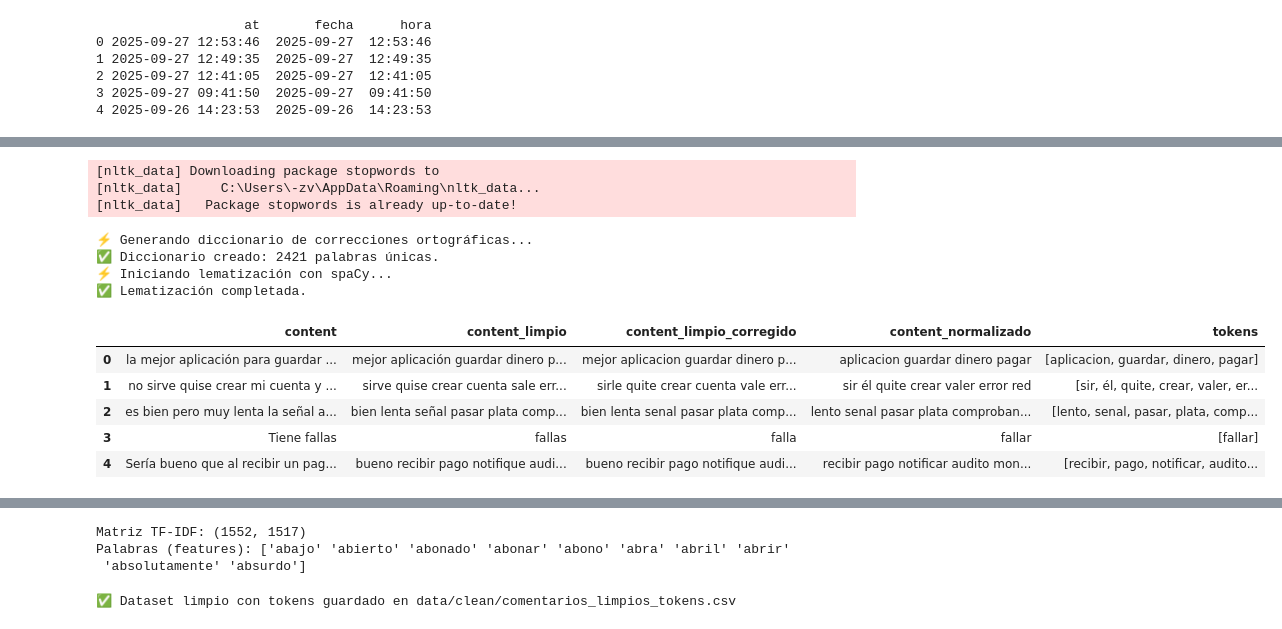
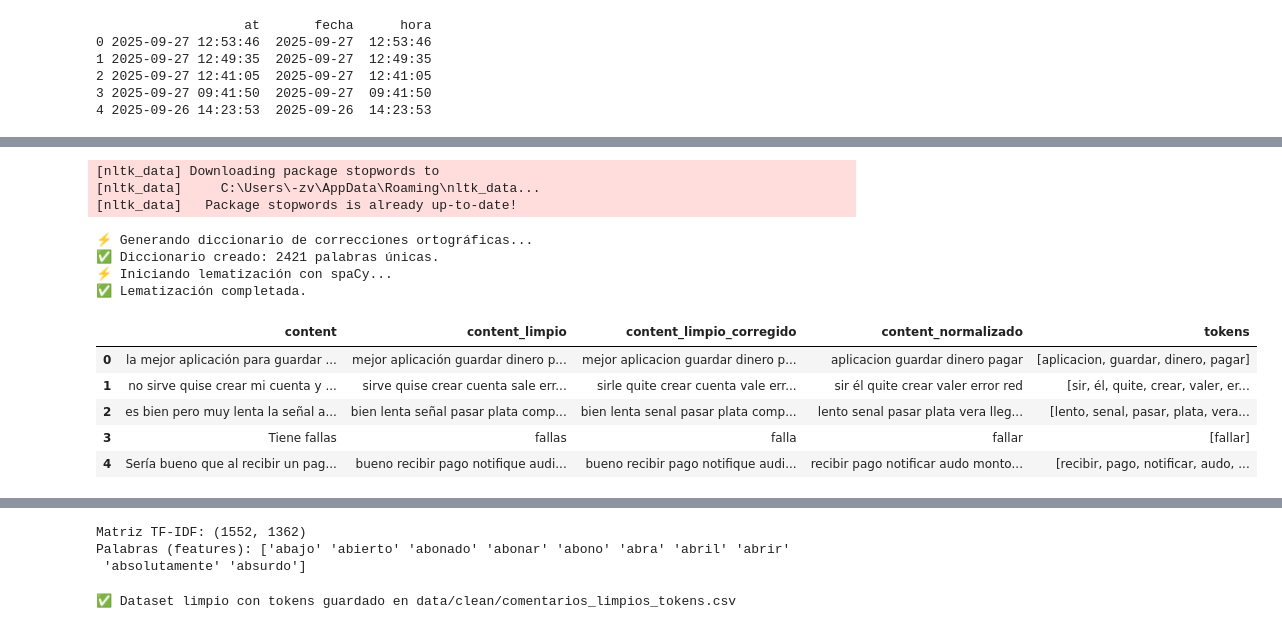
Before and after one commit to umsa-midas2-modulo7/proyecto-playstore, a Jupyter notebook: notebooks/02_limpieza_playstore_noe.ipynb, the cells around one changed output, grey strips where cells are left out. Drawn from its saved outputs; the diff is of its cells as text; code cells hidden in the pictures.

```diff
--- a/notebooks/02_limpieza_playstore_noe.ipynb
+++ b/notebooks/02_limpieza_playstore_noe.ipynb
@@ -137,3 +137,18 @@ memory usage: 169.9+ KB
 None
 # %%
 df["score"] = df["score"].astype(int)
+# %%
+# Definir el mapeo de puntuaciones a categorías
+categoria_map = {
+    1: "Muy bajo",
+    2: "Bajo",
+    3: "Medio",
+    4: "Alto",
+    5: "Muy alto"
+}
+
+# Crear nueva columna 'categoria'
+df["categoria"] = df["score"].map(categoria_map)
+
+# Revisar resultado
+print(df[["score", "categoria"]].head())
@@ -289,36 +311,80 @@ df["content_limpio_corregido"] = quitar_acentos_vector(df["content_limpio_correg
 # ──────────────────────────────
 # 7️⃣ LEMATIZACIÓN EN BATCH CON SPACY (RÁPIDA)
 print("⚡ Iniciando lematización con spaCy...")
 def lematizar_sin_stemmer(textos):
     return [
         " ".join([token.lemma_ for token in doc if len(token.lemma_) > 2 and not token.is_stop])
         for doc in nlp.pipe(textos, batch_size=100, n_process=1)
     ]
 
 df["content_normalizado"] = lematizar_sin_stemmer(df["content_limpio_corregido"].tolist())
 print("✅ Lematización completada.")
 
 # ──────────────────────────────
+# Whitelist: palabras que NO se deben eliminar
+whitelist = {"bueno", "malo", "bien", "mas", "más", "menos", "mejor", "mas o menos"}
+
+# Detectar tripletes automáticamente
+re_three_vowels = re.compile(r"[aeiouáéíóúü]{3,}", flags=re.IGNORECASE)
+re_three_consonants = re.compile(r"[^aeiouáéíóúü\s\d]{3,}", flags=re.IGNORECASE)
+
+def tiene_tripletes(palabra: str) -> bool:
+    if not palabra or len(palabra) < 3:
+        return False
+    return bool(re_three_vowels.search(palabra)) or bool(re_three_consonants.search(palabra))
+
+# Revertir diminutivos
+_dimin_suffixes = ["ecito", "ecita", "cito", "cita", "ito", "ita", "illo", "illa", "ico", "ica", "uco", "uca"]
+
+def revertir_diminutivo(palabra):
+    for suf in _dimin_suffixes:
+        if palabra.endswith(suf) and len(palabra) > len(suf) + 1:
+            raiz = palabra[:-len(suf)]
+            vocal = "o" if suf.endswith("o") else "a"
+            candidato = raiz + vocal
+            return candidato if len(candidato) >= 2 else raiz
+    return palabra
+
+# Aplicar filtros finales
+def filtrar_y_revertir(texto):
+    tokens = texto.split()
+    resultado = []
+    for t in tokens:
+        if t in whitelist:
+            resultado.append(t)
+            continue
+        t = revertir_diminutivo(t)
+        if tiene_tripletes(t):
+            continue
+        resultado.append(t)
+    return " ".join(resultado)
+
+# Aplicar al final del pipeline antes de tokenizar
+df["content_normalizado"] = df["content_normalizado"].map(filtrar_y_revertir)
+
+
+
+# ──────────────────────────────
 # 8️⃣ TOKENIZACIÓN RÁPIDA
 df["tokens"] = df["content_normalizado"].str.split()
 
 # ──────────────────────────────
 # ✅ RESULTADO FINAL
 df[["content", "content_limpio", "content_limpio_corregido", "content_normalizado", "tokens"]].head()
 # %% [output]
 [nltk_data] Downloading package stopwords to
 [nltk_data]     C:\Users\-zv\AppData\Roaming\nltk_data...
 [nltk_data]   Package stopwords is already up-to-date!
 ⚡ Generando diccionario de correcciones ortográficas...
 ✅ Diccionario creado: 2421 palabras únicas.
 ⚡ Iniciando lematización con spaCy...
 ✅ Lematización completada.
 |  | content | content_limpio | content_limpio_corregido | content_normalizado | tokens |
 | 0 | la mejor aplicación para guardar ... | mejor aplicación guardar dinero p... | mejor aplicacion guardar dinero p... | aplicacion guardar dinero pagar | [aplicacion, guardar, dinero, pagar] |
 | 1 | no sirve quise crear mi cuenta y ... | sirve quise crear cuenta sale err... | sirle quite crear cuenta vale err... | sir él quite crear valer error red | [sir, él, quite, crear, valer, er... |
-| 2 | es bien pero muy lenta la señal a... | bien lenta señal pasar plata comp... | bien lenta senal pasar plata comp... | lento senal pasar plata comproban... | [lento, senal, pasar, plata, comp... |
+| 2 | es bien pero muy lenta la señal a... | bien lenta señal pasar plata comp... | bien lenta senal pasar plata comp... | lento senal pasar plata vera lleg... | [lento, senal, pasar, plata, vera... |
 | 3 | Tiene fallas | fallas | falla | fallar | [fallar] |
-| 4 | Sería bueno que al recibir un pag... | bueno recibir pago notifique audi... | bueno recibir pago notifique audi... | recibir pago notificar audito mon... | [recibir, pago, notificar, audito... |
+| 4 | Sería bueno que al recibir un pag... | bueno recibir pago notifique audi... | bueno recibir pago notifique audi... | recibir pago notificar audo monto... | [recibir, pago, notificar, audo, ... |
 # %%
 df.head()
 # %% [output]
@@ -338,7 +404,7 @@ X_tfidf = vectorizer.fit_transform(df["content_normalizado"])
 print("Matriz TF-IDF:", X_tfidf.shape)
 print("Palabras (features):", vectorizer.get_feature_names_out()[:10])
 # %% [output]
-Matriz TF-IDF: (1552, 1517)
+Matriz TF-IDF: (1552, 1362)
 Palabras (features): ['abajo' 'abierto' 'abonado' 'abonar' 'abono' 'abra' 'abril' 'abrir'
  'absolutamente' 'absurdo']
 # %%
```
Also changed, not shown: parts of 4 cells of this notebook, 5 other files.
